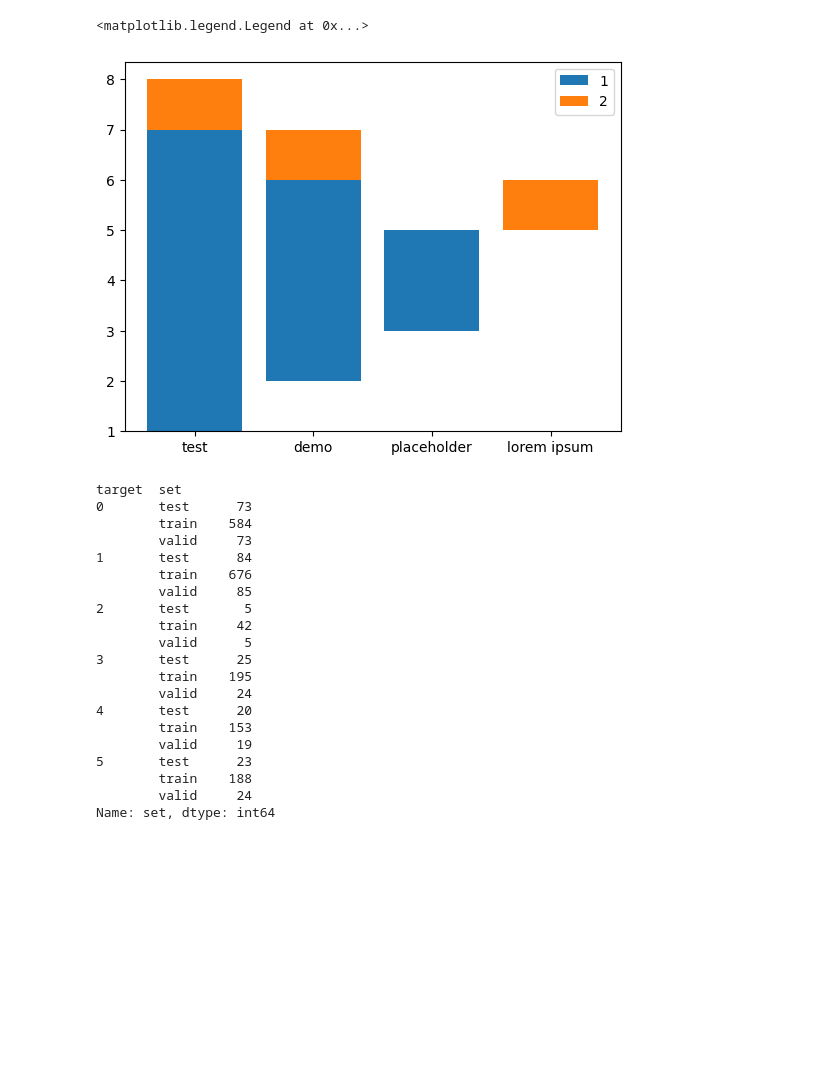
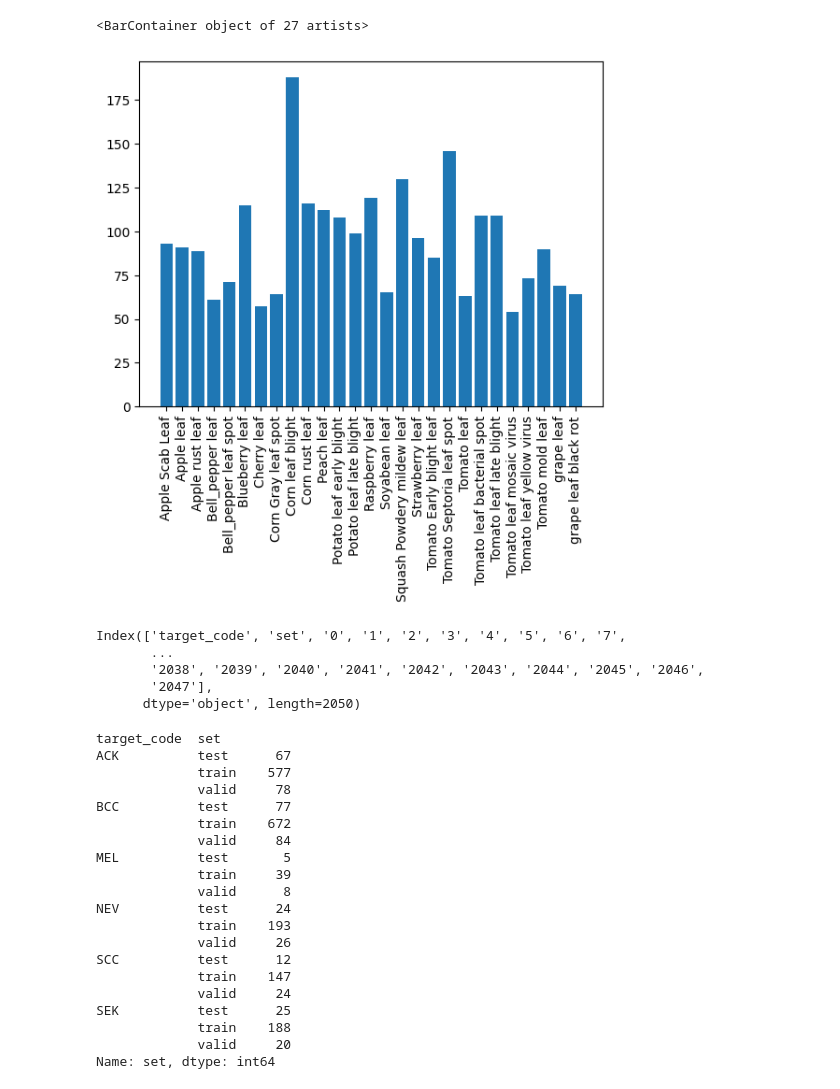
Before and after one commit to AlexanderPeter/thesis, a Jupyter notebook: code/24_analyze_datasets.ipynb, the cells around one changed output. Cells and saved outputs as stored; diff of their text form; code cells hidden in the pictures; blank space fills up the shorter version.

```diff
--- a/code/24_analyze_datasets.ipynb
+++ b/code/24_analyze_datasets.ipynb
@@ -7,4 +7,4 @@ from sklearn.preprocessing import StandardScaler
 from sklearn.linear_model import LogisticRegression
 from sklearn.metrics import confusion_matrix, ConfusionMatrixDisplay
 # %%
-configuration_csv_path = "configs/tasks-configuration.csv"
+configuration_csv_path = "configs/tasks-configuration-new.csv"
@@ -18,3 +11,5 @@ def get_class_distribution(dataset_path):
 # %%
-df_config = pd.read_csv(configuration_csv_path, index_col=0)
+df_config = pd.read_csv(configuration_csv_path) # , index_col=0
+print(df_config.columns)
 dataset_list = df_config["dataset_path"].unique()
+dataset = dataset_list[5]
@@ -37,0 +18,3 @@ plt.bar(keys, values)
+# %%
+class_distribution = pd.read_csv(dataset, index_col=0).groupby("target_code").size()
+class_distribution
@@ -37,0 +39,6 @@ plt.bar(keys, values)
+# %%
+plt.xticks(rotation='vertical')
+plt.bar(class_distribution.index, class_distribution.values)
+# %% [output]
+<BarContainer object of 27 artists>
+[figure, added]
@@ -38,36 +47,39 @@ plt.bar(keys, values)
 # %%
 # example
-plt.bar(["test", "demo", "placeholder"], [6, 4, 2], bottom=[1,2,3])
-plt.bar(["test", "demo", "lorem ipsum"], [1, 1, 1], bottom=[7, 6, 5])
-plt.legend([1,2,3])
+# plt.bar(["test", "demo", "placeholder"], [6, 4, 2], bottom=[1,2,3])
+# plt.bar(["test", "demo", "lorem ipsum"], [1, 1, 1], bottom=[7, 6, 5])
+# plt.legend([1,2,3])
-# %% [output]
-<matplotlib.legend.Legend at 0x...>
-[figure, removed]
 # %%
-df_full = pd.read_csv("../datasets/intermediate-features/PAD_UFES_20-ResNet50-Random_19.csv", index_col=0)
+df_full = pd.read_csv("../datasets/intermediate-features/PAD_UFES_20-ResNet50-Random.csv", index_col=0)
+print(df_full.columns)
+# %% [output]
+Index(['target_code', 'set', '0', '1', '2', '3', '4', '5', '6', '7',
+       ...
+       '2038', '2039', '2040', '2041', '2042', '2043', '2044', '2045', '2046',
+       '2047'],
+      dtype='object', length=2050)
 # %%
-# df_features[["target", "set"]]
-df_full.groupby(["target","set"])["set"].count()
+df_full.groupby(["target_code","set"])["set"].count()
 # %% [output]
-target  set
-0       test      73
-        train    584
-        valid     73
-1       test      84
-        train    676
-        valid     85
-2       test       5
-        train     42
-        valid      5
-3       test      25
-        train    195
-        valid     24
-4       test      20
-        train    153
-        valid     19
-5       test      23
-        train    188
-        valid     24
+target_code  set
+ACK          test      67
+             train    577
+             valid     78
+BCC          test      77
+             train    672
+             valid     84
+MEL          test       5
+             train     39
+             valid      8
+NEV          test      24
+             train    193
+             valid     26
+SCC          test      12
+             train    147
+             valid     24
+SEK          test      25
+             train    188
+             valid     20
 Name: set, dtype: int64
 # %%
 df_train = df_full[df_full["set"] == "train"]
```
Also changed, not shown: parts of 14 cells of this notebook, 4 other files.
